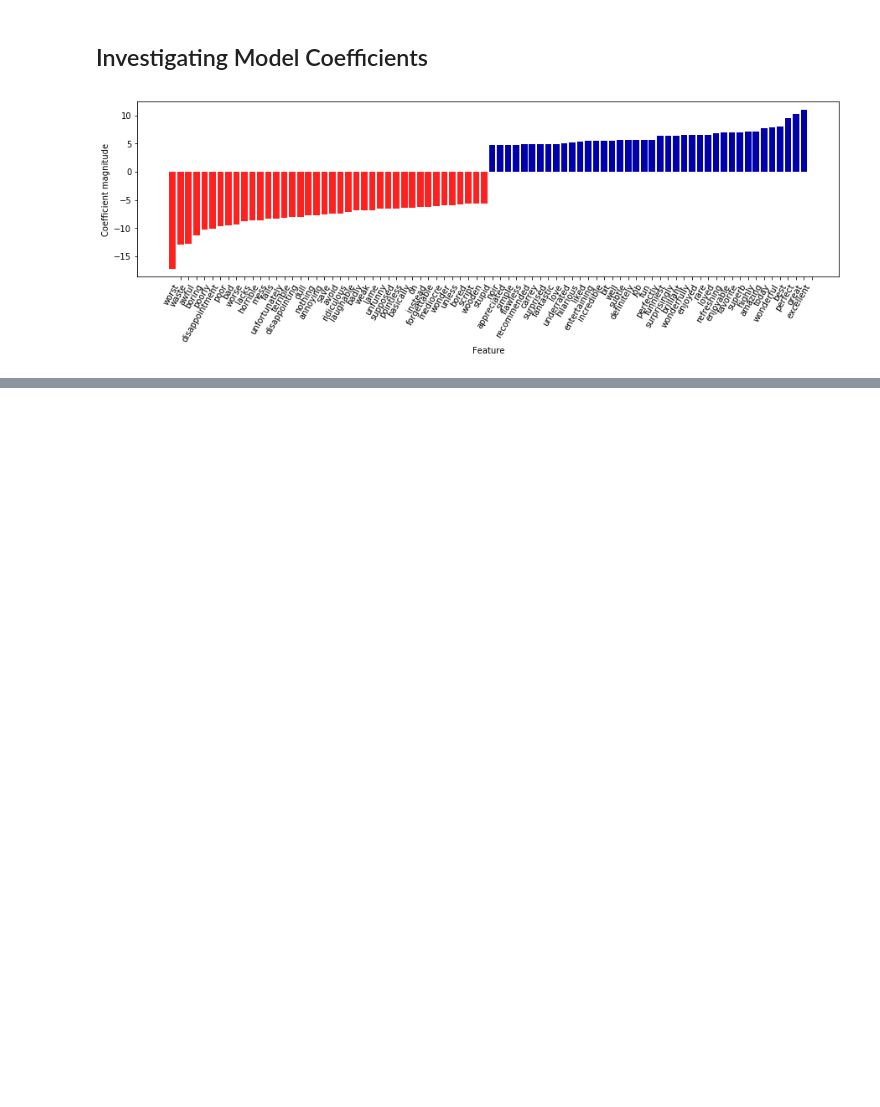
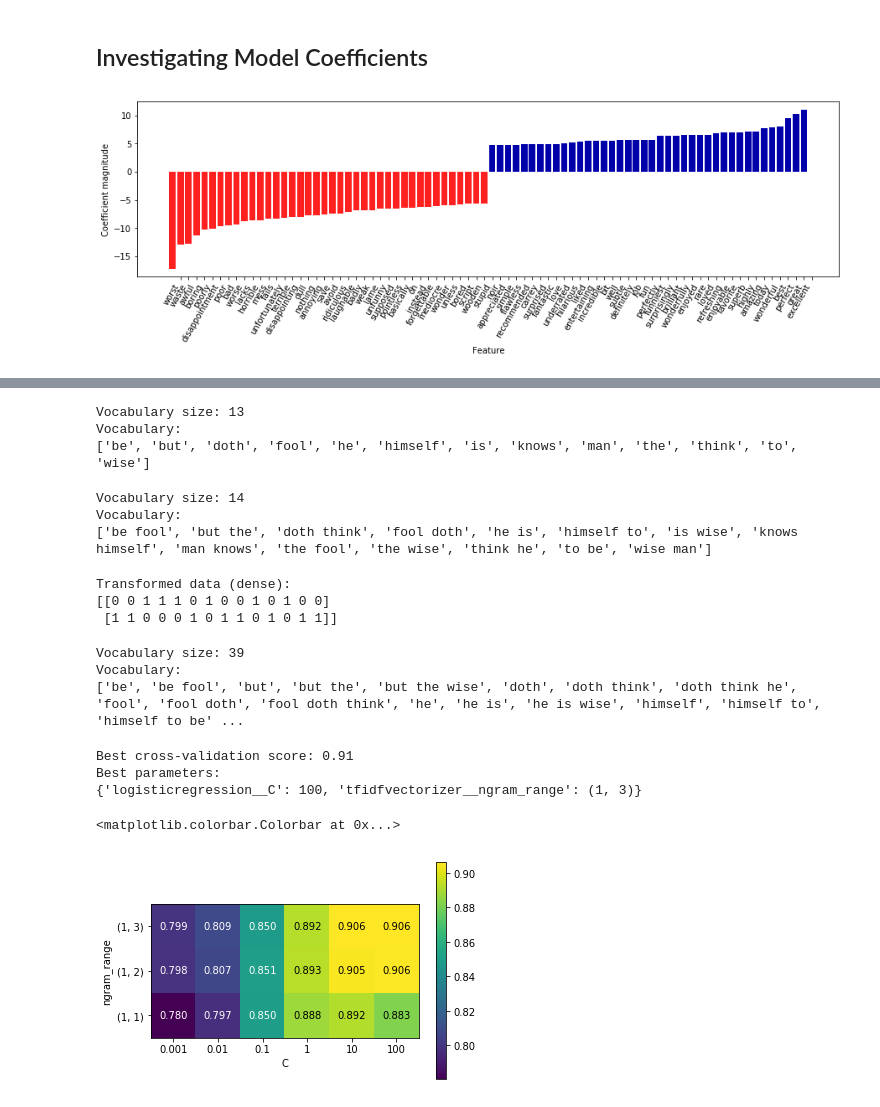
Before and after one commit to rodferro/introduction-to-ml, a Jupyter notebook: 07-working-with-text-data.ipynb, the cells around one changed output, grey strips where cells are left out. Cells and saved outputs as stored; diff of their text form; code cells hidden in the pictures; blank space fills up the shorter version.

```diff
--- a/07-working-with-text-data.ipynb
+++ b/07-working-with-text-data.ipynb
@@ -243,0 +251,57 @@ mglearn.tools.visualize_coefficients(
+# %%
+cv = CountVectorizer(ngram_range=(1, 1)).fit(bards_words)
+print("Vocabulary size: {}".format(len(cv.vocabulary_)))
+print("Vocabulary:\n{}".format(cv.get_feature_names()))
+# %% [output]
+Vocabulary size: 13
+Vocabulary:
+['be', 'but', 'doth', 'fool', 'he', 'himself', 'is', 'knows', 'man', 'the', 'think', 'to', 'wise']
+# %%
+cv = CountVectorizer(ngram_range=(2, 2)).fit(bards_words)
+print("Vocabulary size: {}".format(len(cv.vocabulary_)))
+print("Vocabulary:\n{}".format(cv.get_feature_names()))
+# %% [output]
+Vocabulary size: 14
+Vocabulary:
+['be fool', 'but the', 'doth think', 'fool doth', 'he is', 'himself to', 'is wise', 'knows himself', 'man knows', 'the fool', 'the wise', 'think he', 'to be', 'wise man']
+# %%
+print("Transformed data (dense):\n{}".format(cv.transform(bards_words).toarray()))
+# %% [output]
+Transformed data (dense):
+[[0 0 1 1 1 0 1 0 0 1 0 1 0 0]
+ [1 1 0 0 0 1 0 1 1 0 1 0 1 1]]
+# %%
+cv = CountVectorizer(ngram_range=(1, 3)).fit(bards_words)
+print("Vocabulary size: {}".format(len(cv.vocabulary_)))
+print("Vocabulary:\n{}".format(cv.get_feature_names()))
+# %% [output]
+Vocabulary size: 39
+Vocabulary:
+['be', 'be fool', 'but', 'but the', 'but the wise', 'doth', 'doth think', 'doth think he', 'fool', 'fool doth', 'fool doth think', 'he', 'he is', 'he is wise', 'himself', 'himself to', 'himself to be' ...
+# %%
+pipe = make_pipeline(TfidfVectorizer(min_df=5), LogisticRegression())
+# running the grid search takes a long time because of the
+# relatively large grid and the inclusion of trigrams
+param_grid = {"logisticregression__C": [0.001, 0.01, 0.1, 1, 10, 100],
+              "tfidfvectorizer__ngram_range": [(1, 1), (1, 2), (1, 3)]}
+
+grid = GridSearchCV(pipe, param_grid, cv=5)
+grid.fit(text_train, y_train)
+print("Best cross-validation score: {:.2f}".format(grid.best_score_))
+print("Best parameters:\n{}".format(grid.best_params_))
+# %% [output]
+Best cross-validation score: 0.91
+Best parameters:
+{'logisticregression__C': 100, 'tfidfvectorizer__ngram_range': (1, 3)}
+# %%
+# extract scores from grid_search
+scores = grid.cv_results_['mean_test_score'].reshape(-1, 3).T
+# visualize heat map
+heatmap = mglearn.tools.heatmap(
+    scores, xlabel="C", ylabel="ngram_range", cmap="viridis", fmt="%.3f",
+    xticklabels=param_grid['logisticregression__C'],
+    yticklabels=param_grid['tfidfvectorizer__ngram_range'])
+plt.colorbar(heatmap)
+# %% [output]
+<matplotlib.colorbar.Colorbar at 0x...>
+[figure, added]
```
Also changed, not shown: parts of 4 cells of this notebook.
